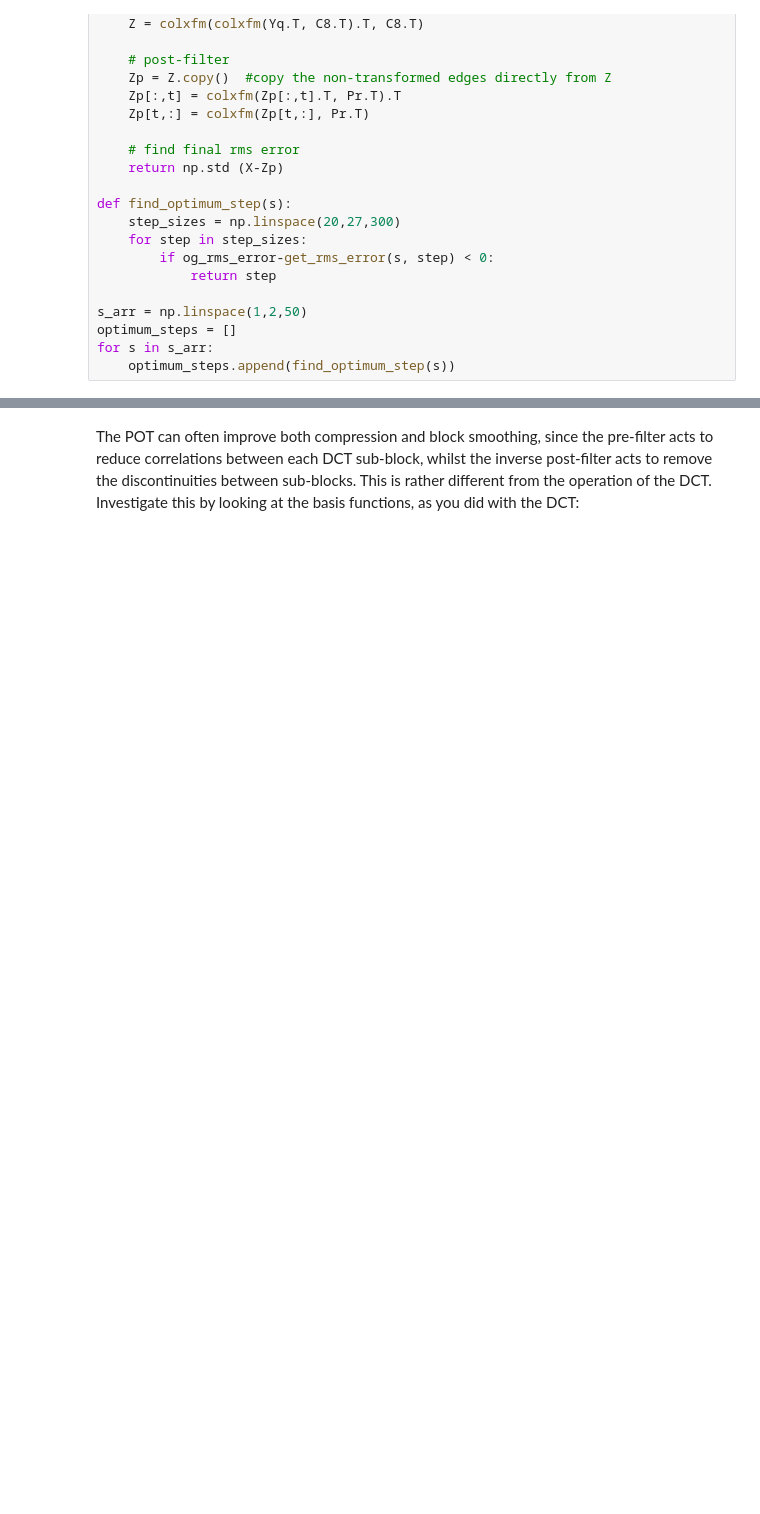
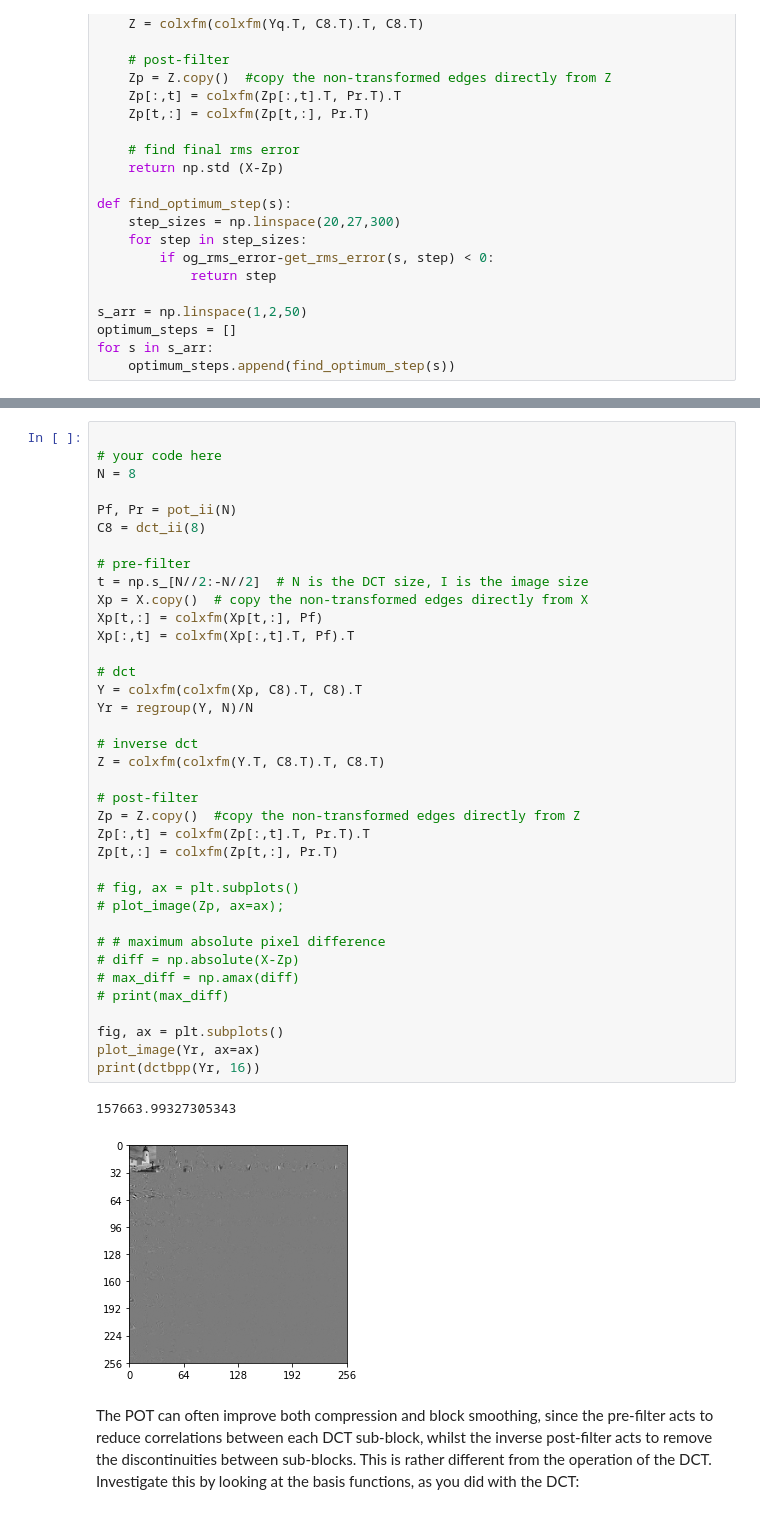
Before and after one commit to yichenhock/cued_sf2_lab, a Jupyter notebook: 8-lbt.ipynb, the cells around one changed output, grey strips where cells are left out. Saved outputs shown, nothing was run; the diff lists cells and outputs as text; blank space fills up the shorter version.

```diff
--- a/8-lbt.ipynb
+++ b/8-lbt.ipynb
@@ -289,4 +285,44 @@ print(opt_s)
 1.3265306122448979
+# %%
+
+# your code here
+N = 8
+
+Pf, Pr = pot_ii(N)
+C8 = dct_ii(8)
+
+# pre-filter
+t = np.s_[N//2:-N//2]  # N is the DCT size, I is the image size
+Xp = X.copy()  # copy the non-transformed edges directly from X
+Xp[t,:] = colxfm(Xp[t,:], Pf)
+Xp[:,t] = colxfm(Xp[:,t].T, Pf).T
+
+# dct
+Y = colxfm(colxfm(Xp, C8).T, C8).T
+Yr = regroup(Y, N)/N
+
+# inverse dct
+Z = colxfm(colxfm(Y.T, C8.T).T, C8.T)
+
+# post-filter
+Zp = Z.copy()  #copy the non-transformed edges directly from Z
+Zp[:,t] = colxfm(Zp[:,t].T, Pr.T).T
+Zp[t,:] = colxfm(Zp[t,:], Pr.T)
+
+# fig, ax = plt.subplots()
+# plot_image(Zp, ax=ax);
+
+# # maximum absolute pixel difference
+# diff = np.absolute(X-Zp)
+# max_diff = np.amax(diff)
+# print(max_diff)
+
+fig, ax = plt.subplots()
+plot_image(Yr, ax=ax)
+print(dctbpp(Yr, 16))
+# %% [output]
+157663.99327305343
+[figure, added]
 # %% [markdown]
 The POT can often improve both compression and block smoothing, since the pre-filter
 acts to reduce correlations between each DCT sub-block, whilst the inverse post-filter
```
Also changed, not shown: parts of 7 cells of this notebook, 6 other files.
